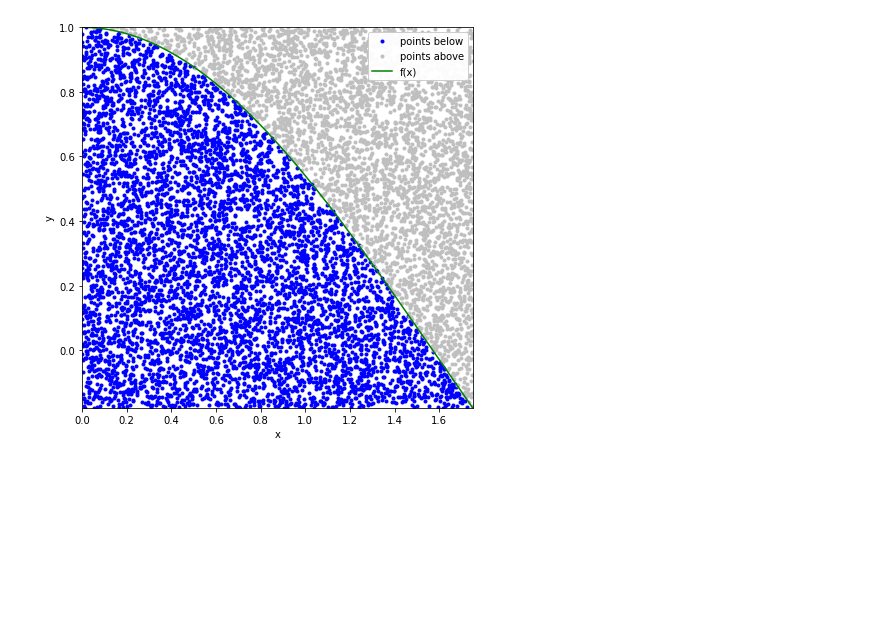
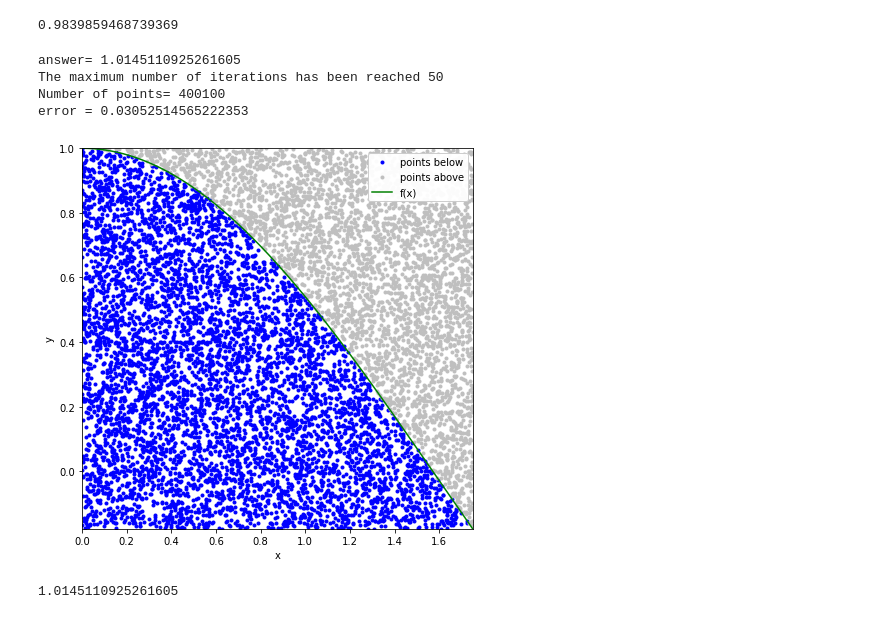
Before and after one commit to bengrenier/Group_N, a Jupyter notebook: monte_2.ipynb, the cells around one changed output. Saved outputs shown, nothing was run; the diff lists cells and outputs as text; code cells hidden in the pictures; blank space fills up the shorter version.

```diff
--- a/monte_2.ipynb
+++ b/monte_2.ipynb
@@ -57,24 +47,56 @@ error = 0.032112832212211284
 # %%
-yMin,yMax=boundaryFinder(function(X))
+ymin,ymax=boundaryFinder(function(X))
 x=np.random.uniform(xmin,xmax,10000)
-y=np.random.uniform(yMin,yMax,10000)
+y=np.random.uniform(ymin,ymax,10000)
 # %%
 ir = np.where((y)<function(x))[0]
 ur = np.where((y)>=function(x))[0]
 # %%
-fig = plt.figure(figsize=(7,7))
-plt.xlim([xmin,xmax])
-plt.ylim([yMin,yMax])
-plt.plot(x[ir],y[ir],'.',color='blue',label = "points below")
-plt.plot(x[ur],y[ur],'.',color="0.75", label = "points above")
-theta=np.linspace(0,2*np.pi,1000)
-xc = X
-yc = function(xc)
-plt.plot(xc,yc,color='green',label = "f(x)")
-
-plt.xlabel('x')
-plt.ylabel('y')
-plt.legend(loc=1,framealpha=0.95)
-plt.show()
+def plot(xmin,xmax,x,y,ur,ir,):
+    fig = plt.figure(figsize=(7,7))
+    plt.xlim([xmin,xmax])
+    plt.ylim([ymin,ymax])
+    plt.plot(x[ir],y[ir],'.',color='blue',label = "points below")
+    plt.plot(x[ur],y[ur],'.',color="0.75", label = "points above")
+    xc = X
+    yc = function(xc)
+    plt.plot(xc,yc,color='green',label = "f(x)")
+    plt.xlabel('x')
+    plt.ylabel('y')
+    plt.legend(loc=1,framealpha=0.95)
+    plt.show()
-# %% [output]
-[figure, removed]
+# %%
+tol = 0.01
+imax=50
+# %%
+real_answer = np.sin(1.75)-np.sin(0)
+ans=integrate(xmin,xmax,n)
+print(real_answer)
+# %% [output]
+0.9839859468739369
+# %%
+def monteCarloWrap(n,tol,imax):
+    i=0
+    N=n
+    while(abs(real_answer-ans)>tol and i<imax):
+        #print(ans)
+        i+=1
+        N+=2
+        #ans=integrate(xmin,xmax,n)
+    if(imax==i):
+        print("answer=",ans)
+        print("The maximum number of iterations has been reached",i)
+    print("Number of points=",N)
+    error_monte = np.abs(ans - real_answer)
+    print("error =" ,error_monte)
+    plot(xmin,xmax,x,y,ur,ir,)
+    return ans
+# %%
+monteCarloWrap(n,tol,imax)
+# %% [output]
+answer= 1.0145110925261605
+The maximum number of iterations has been reached 50
+Number of points= 400100
+error = 0.03052514565222353
+[figure, added]
+1.0145110925261605
```
Also changed, not shown: parts of 4 cells of this notebook.
